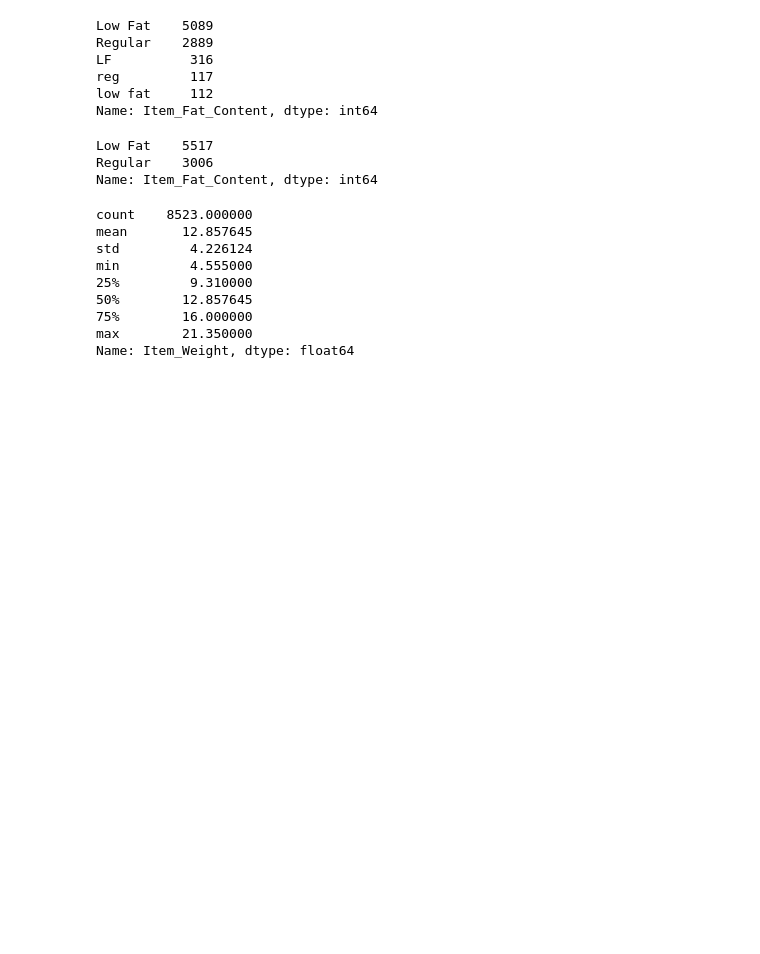
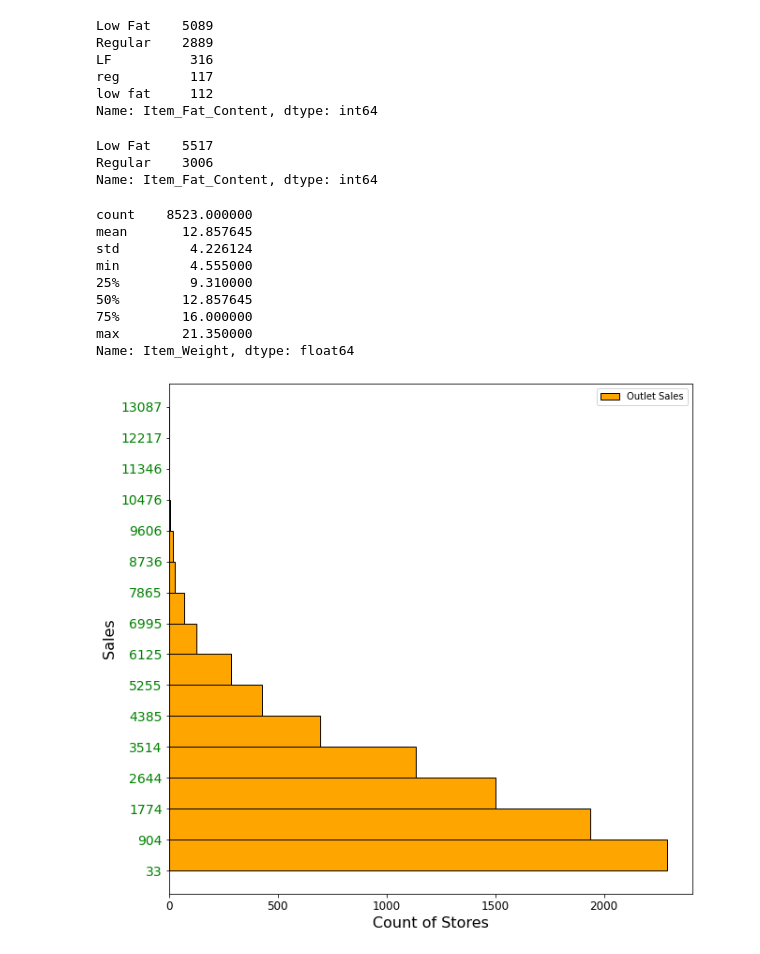
Before and after one commit to ryanba08/grocery_Sales_data, a Jupyter notebook: sales_Data.ipynb, the cells around one changed output. Saved outputs shown, nothing was run; the diff lists cells and outputs as text; code cells hidden in the pictures; blank space fills up the shorter version.

```diff
--- a/sales_Data.ipynb
+++ b/sales_Data.ipynb
@@ -3,6 +6,7 @@
 # %%
+import numpy as np
 import pandas as pd
-df = pd.read_csv('/content/drive/MyDrive/CODING/02 Week 2: Pandas/sales_predictions.csv')
+df = pd.read_csv('/content/drive/MyDrive/CODING/sales_predictions.csv')
 df.head()
 # %% [output]
 |  | Item_Identifier | Item_Weight | Item_Fat_Content | Item_Visibility | Item_Type | Item_MRP | ... |
@@ -214,0 +222,15 @@ Name: Item_Weight, dtype: float64
+# %%
+plt.figure(figsize=(10,10))
+counts,bins,patches = plt.hist(df['Item_Outlet_Sales'],
+         bins=15,
+         label='Outlet Sales',
+         color='orange',
+         edgecolor='black',
+         orientation='horizontal')
+plt.xlabel('Count of Stores',fontsize=16)
+plt.ylabel('Sales',fontsize=16)
+plt.yticks(bins,color='green',fontsize=14)
+plt.xticks(fontsize=12)
+plt.legend();
+# %% [output]
+[figure, added]
```
Also changed, not shown: parts of 6 cells of this notebook.
